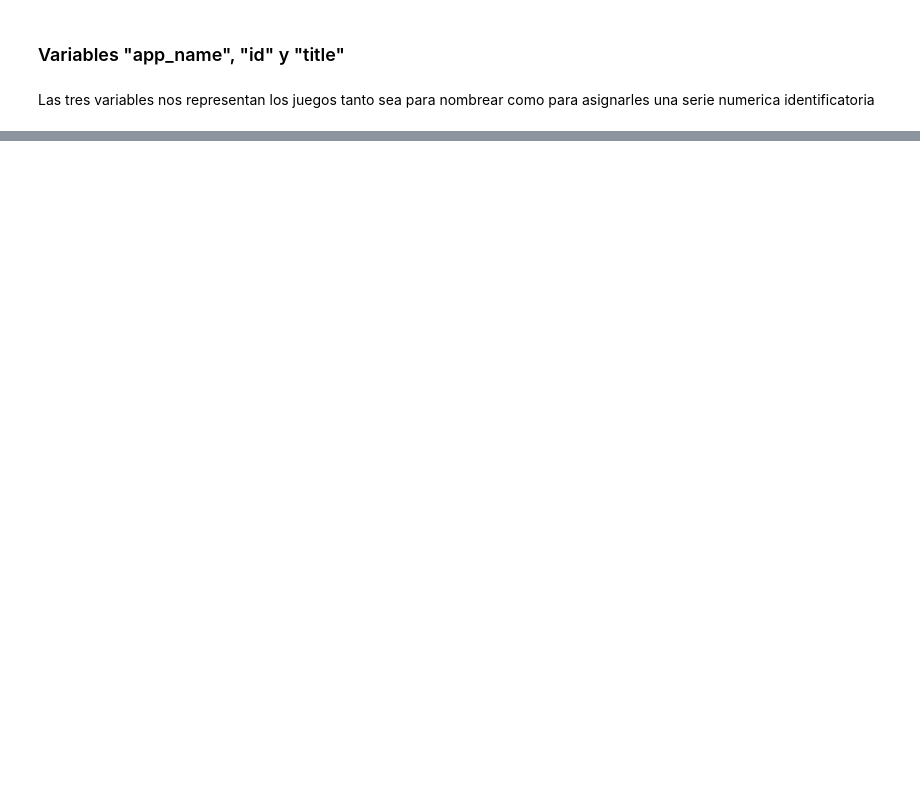
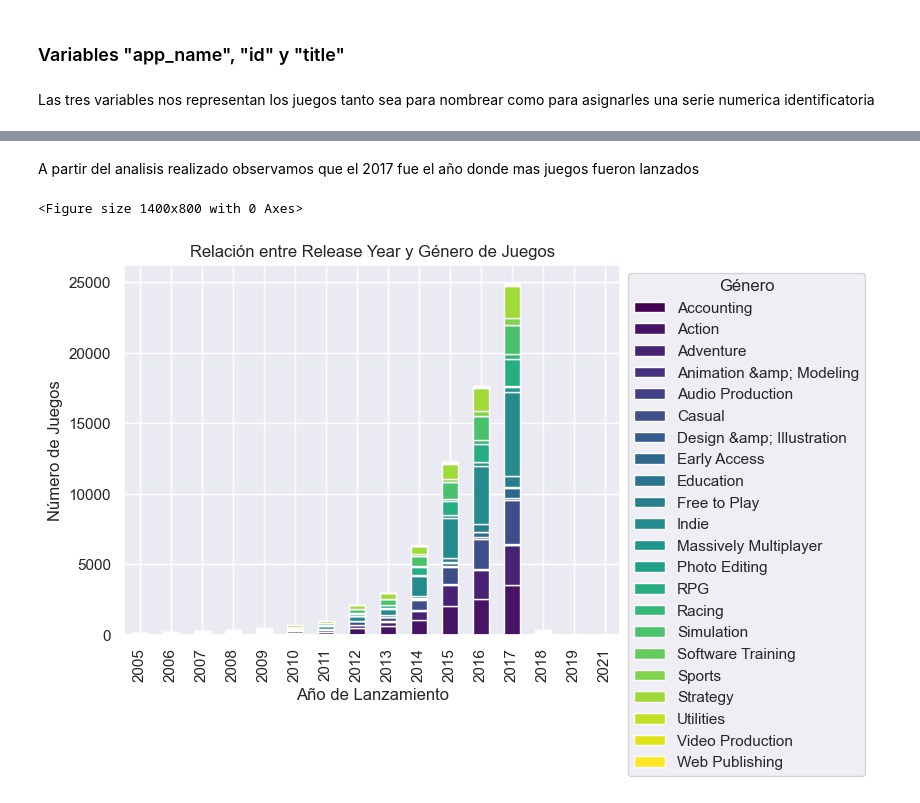
Before and after one commit to ASGuzman/PI_MLOps_Steam, a Jupyter notebook: 05_EDA.ipynb, the cells around one changed output, grey strips where cells are left out. Drawn from its saved outputs; the diff is of its cells as text; code cells hidden in the pictures; blank space fills up the shorter version.

```diff
--- a/05_EDA.ipynb
+++ b/05_EDA.ipynb
@@ -138,0 +189,15 @@ plt.show()
+# %% [markdown]
+A partir del analisis realizado observamos que el 2017 fue el año donde mas juegos fueron lanzados
+# %%
+pivot_table = df_output.pivot_table(index="release_year", columns="genres", aggfunc="size", fill_value=0)
+pivot_table = pivot_table[pivot_table.index >= 2005]
+plt.figure(figsize=(14, 8))
+pivot_table.plot(kind="bar", stacked=True, colormap="viridis")
+plt.title("Relación entre Release Year y Género de Juegos")
+plt.xlabel("Año de Lanzamiento")
+plt.ylabel("Número de Juegos")
+plt.legend(title="Género", bbox_to_anchor=(1, 1), loc="upper left")
+plt.show()
+# %% [output]
+<Figure size 1400x800 with 0 Axes>
+[figure, added]
```
Also changed, not shown: parts of 10 cells of this notebook.
